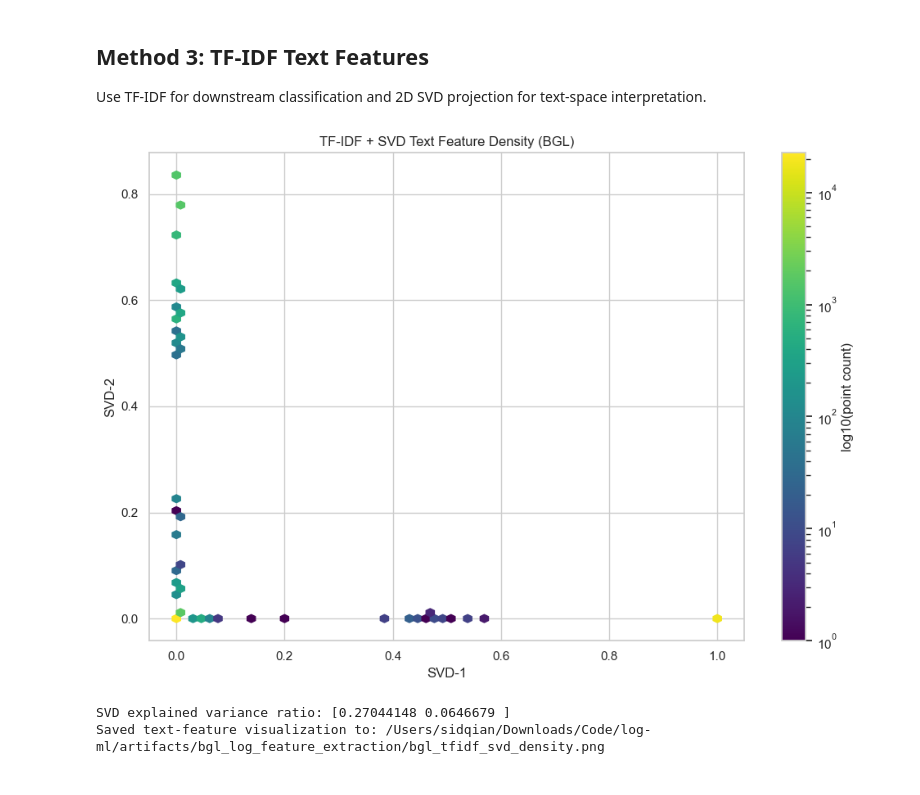
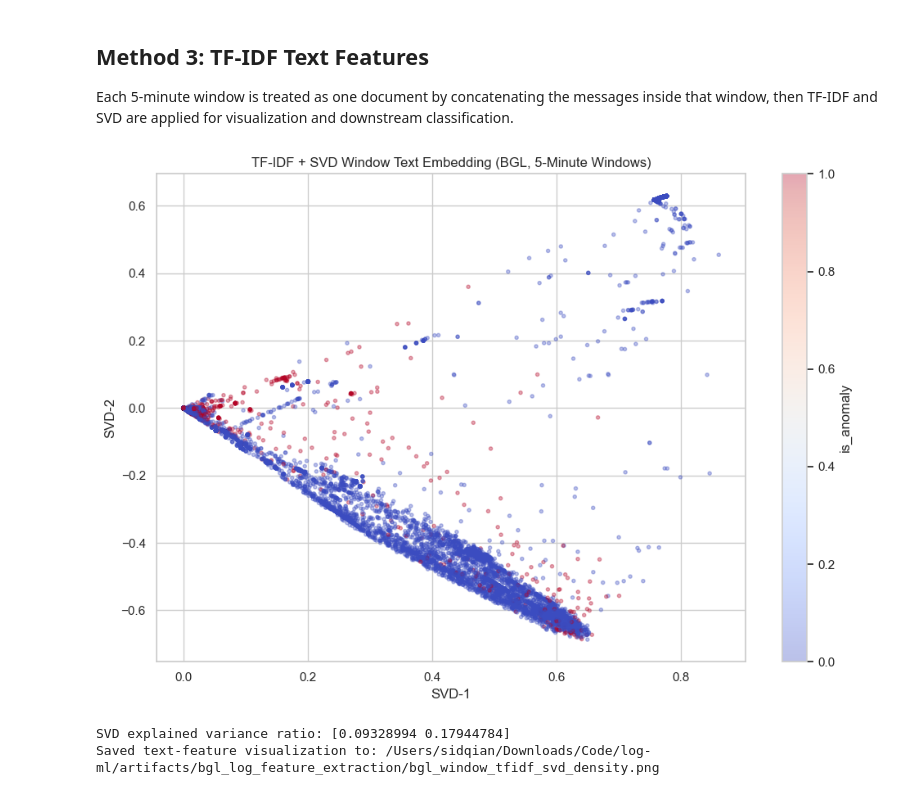
Before and after one commit to sidqian123/log-ml, a Jupyter notebook: notebooks/04_bgl_log_feature_extract.ipynb, the cells around one changed output. Drawn from its saved outputs; the diff is of its cells as text; code cells hidden in the pictures.

```diff
--- a/notebooks/04_bgl_log_feature_extract.ipynb
+++ b/notebooks/04_bgl_log_feature_extract.ipynb
@@ -12,6 +14,6 @@ Requirement coverage:
 # %%
+from collections import Counter
 from pathlib import Path
-import random
 import re
 
 import numpy as np
@@ -19,15 +21,17 @@ import pandas as pd
 import matplotlib.pyplot as plt
 import seaborn as sns
 
-from sklearn.decomposition import TruncatedSVD
-from sklearn.feature_extraction.text import TfidfVectorizer
+from sklearn.decomposition import TruncatedSVD, LatentDirichletAllocation
+from sklearn.feature_extraction.text import TfidfVectorizer, CountVectorizer
 from sklearn.linear_model import LogisticRegression
 from sklearn.metrics import classification_report, confusion_matrix, f1_score, roc_auc_score
-from sklearn.model_selection import train_test_split
 from sklearn.pipeline import Pipeline
 
 sns.set_theme(style='whitegrid')
 pd.set_option('display.max_columns', 100)
+
+WINDOW_MINUTES = 5
+WINDOW_FLOOR = f'{WINDOW_MINUTES}min'
 
 project_root = Path.cwd()
 if not (project_root / 'BGL.log').exists():
@@ -40,12 +44,10 @@ if not log_path.exists():
 artifacts_dir = project_root / 'artifacts' / 'bgl_log_feature_extraction'
 artifacts_dir.mkdir(parents=True, exist_ok=True)
 
-SAMPLE_SIZE = 300_000
-MAX_CLASSIFICATION_ROWS = 200_000
-
 print('Project root:', project_root)
 print('Log path:', log_path)
 print('Artifacts dir:', artifacts_dir)
+print('Window size:', WINDOW_MINUTES, 'minutes')
 # %% [output]
 Project root: /Users/sidqian/Downloads/Code/log-ml
 Log path: /Users/sidqian/Downloads/Code/log-ml/BGL.log
@@ -239,33 +398,46 @@ Unique templates: 10293
 # %% [markdown]
 ## Method 3: TF-IDF Text Features
-Use TF-IDF for downstream classification and 2D SVD projection for text-space interpretation.
+Each 5-minute window is treated as one document by concatenating the messages inside that window, then TF-IDF and SVD are applied for visualization and downstream classification.
 # %%
-text_for_viz = df['message'].fillna('')
-tfidf_viz = TfidfVectorizer(max_features=1200, min_df=3, ngram_range=(1, 2), stop_words='english')
+text_for_viz = window_df['window_text'].fillna('')
+tfidf_viz = TfidfVectorizer(max_features=1500, min_df=3, ngram_range=(1, 2), stop_words='english')
 X_viz = tfidf_viz.fit_transform(text_for_viz)
 
 svd = TruncatedSVD(n_components=2, random_state=42)
 X_2d = svd.fit_transform(X_viz)
 
-plot2_df = pd.DataFrame({'x': X_2d[:, 0], 'y': X_2d[:, 1], 'is_anomaly': df['is_anomaly'].to_numpy()})
-plot2_df = plot2_df.sample(min(50000, len(plot2_df)), random_state=42)
+plot2_df = pd.DataFrame({
+    'x': X_2d[:, 0],
+    'y': X_2d[:, 1],
+    'is_anomaly': window_df['is_anomaly'].to_numpy(),
+    'window_start': window_df['window_start'].to_numpy(),
+})
+step = max(1, len(plot2_df) // 50000)
+plot2_df = plot2_df.iloc[::step].copy()
 
 plt.figure(figsize=(10, 7))
-hb = plt.hexbin(plot2_df['x'], plot2_df['y'], gridsize=65, bins='log', mincnt=1, cmap='viridis')
-plt.colorbar(hb, label='log10(point count)')
-plt.title('TF-IDF + SVD Text Feature Density (BGL)')
+scatter = plt.scatter(
+    plot2_df['x'],
+    plot2_df['y'],
+    c=plot2_df['is_anomaly'],
+    cmap='coolwarm',
+    s=9,
+    alpha=0.35,
+)
+plt.colorbar(scatter, label='is_anomaly')
+plt.title('TF-IDF + SVD Window Text Embedding (BGL, 5-Minute Windows)')
 plt.xlabel('SVD-1')
 plt.ylabel('SVD-2')
 plt.tight_layout()
 
-tfidf_viz_path = artifacts_dir / 'bgl_tfidf_svd_density.png'
+tfidf_viz_path = artifacts_dir / 'bgl_window_tfidf_svd_density.png'
 plt.savefig(tfidf_viz_path, dpi=180, bbox_inches='tight')
 plt.show()
 
 print('SVD explained variance ratio:', svd.explained_variance_ratio_)
 print('Saved text-feature visualization to:', tfidf_viz_path)
 # %% [output]
-[figure, old version]
+[figure, new version]
-SVD explained variance ratio: [0.27044148 0.0646679 ]
-Saved text-feature visualization to: /Users/sidqian/Downloads/Code/log-ml/artifacts/bgl_log_feature_extraction/bgl_tfidf_svd_density.png
+SVD explained variance ratio: [0.09328994 0.17944784]
+Saved text-feature visualization to: /Users/sidqian/Downloads/Code/log-ml/artifacts/bgl_log_feature_extraction/bgl_window_tfidf_svd_density.png
 # %%
```
Also changed, not shown: parts of 11 cells of this notebook, 8 other files.
